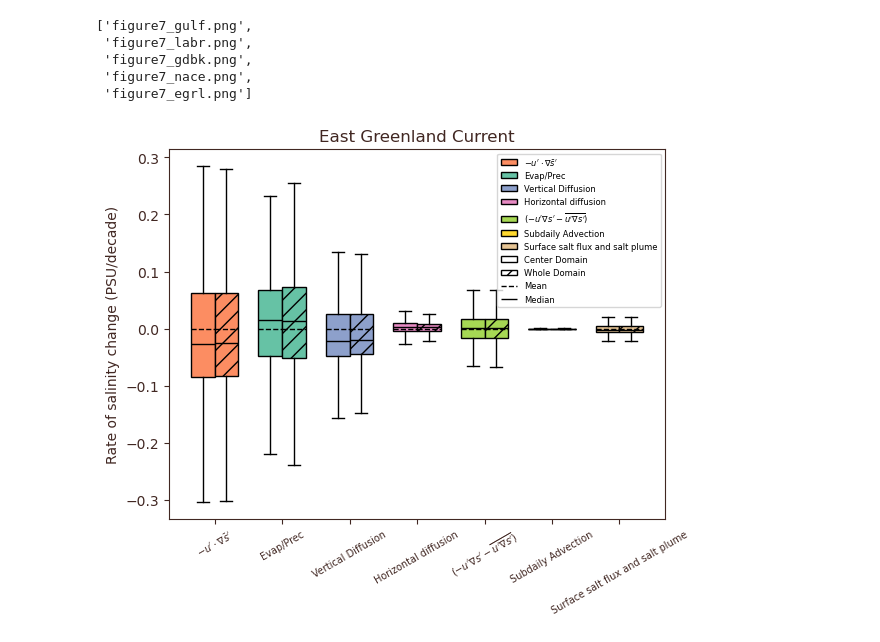
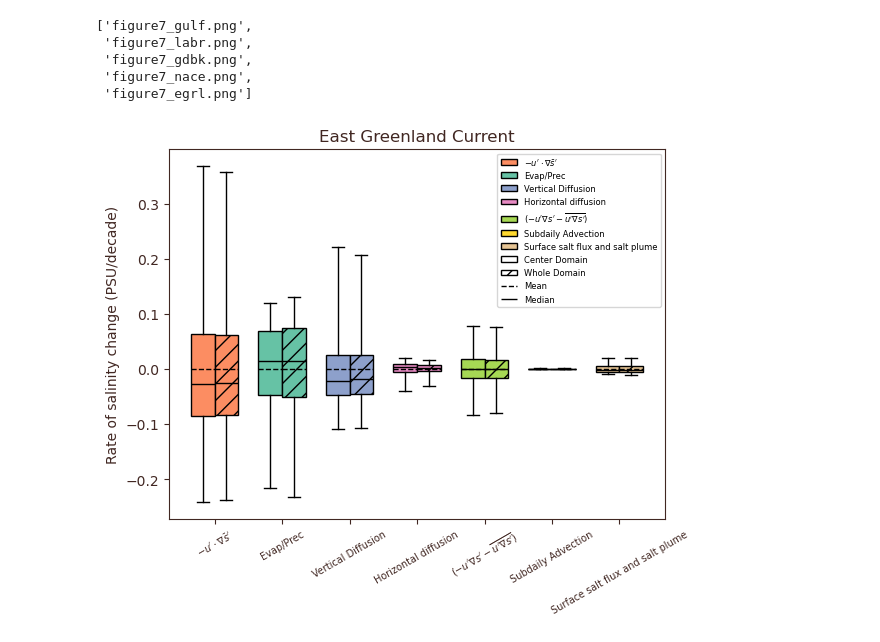
Before and after one commit to MaceKuailv/lagrangian_budget_plot, a Jupyter notebook: boxplot.ipynb, the cells around one changed output. Saved outputs shown, nothing was run; the diff lists cells and outputs as text; code cells hidden in the pictures.

```diff
--- a/boxplot.ipynb
+++ b/boxplot.ipynb
@@ -64,8 +64,8 @@ for a_region,save_as in zip(region_names, saves):
     positions2 = positions1 + bar_width
 
     # thing = plt.boxplot(data, labels=labels, patch_artist=True,showfliers = False)
-    thing1 = plt.boxplot(data4, positions=positions1, widths=bar_width, patch_artist=True,showfliers = False,showmeans = True,meanline = True)
-    thing2 = plt.boxplot(dataa, positions=positions2, widths=bar_width, patch_artist=True,showfliers = False,showmeans = True,meanline = True)
+    thing1 = plt.boxplot(data4, positions=positions1, widths=bar_width, patch_artist=True,showfliers = False,showmeans = True,meanline = True, whis = [2.5,97.5])
+    thing2 = plt.boxplot(dataa, positions=positions2, widths=bar_width, patch_artist=True,showfliers = False,showmeans = True,meanline = True, whis = [2.5,97.5])
 
     for patch, color in zip(thing1['boxes'], colors):
         patch.set_facecolor(color)
@@ -75,31 +75,31 @@ for a_region,save_as in zip(region_names, saves):
         patch.set_hatch('//')
     for meanline in thing1['means']:
         meanline.set_color('black')
     for meanline in thing2['means']:
         meanline.set_color('black')
     for medianline in thing1['medians']:
         medianline.set_color('black')
     for medianline in thing2['medians']:
         medianline.set_color('black')
 
     plt.xticks(positions1 + bar_width / 2, labels,fontsize = 7,rotation = 30)
     var_handles = [Patch(facecolor=color, edgecolor='black')
                       for j,color in enumerate(colors)]
     domain_handles = [Patch(facecolor='w', edgecolor='black', hatch = h)
                       for h in ['','//']]
     lgd_labels = labels+['Center Domain','Whole Domain']+['Mean', 'Median']
     plt.legend(labels = lgd_labels, handles = var_handles+domain_handles+[meanline,medianline],fontsize = 6)
 
     ax = plt.gca()
     tcolor = region_colors[a_region]
     ax.tick_params(color=tcolor, labelcolor=tcolor)
     for spine in ax.spines.values():
         spine.set_edgecolor(tcolor)
     # plt.yscale('symlog')
     plt.title(region_longnames[a_region],color = tcolor)
     plt.ylabel('Rate of salinity change (PSU/decade)',color = tcolor)
 
     if save_as:
         plt.savefig(save_as)
 # %% [output]
-[figure, old version]
+[figure, new version]
```
Also changed, not shown: 2 other files.
